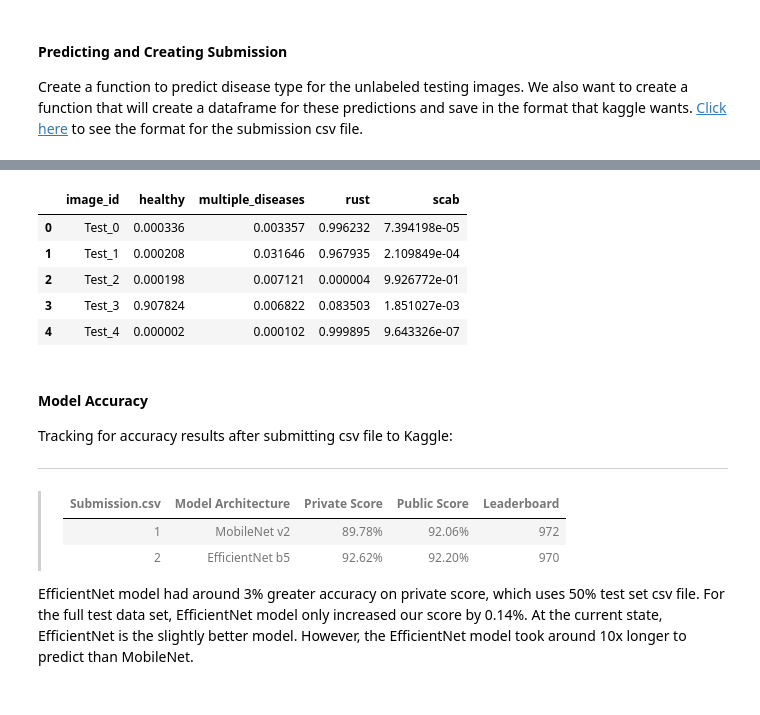
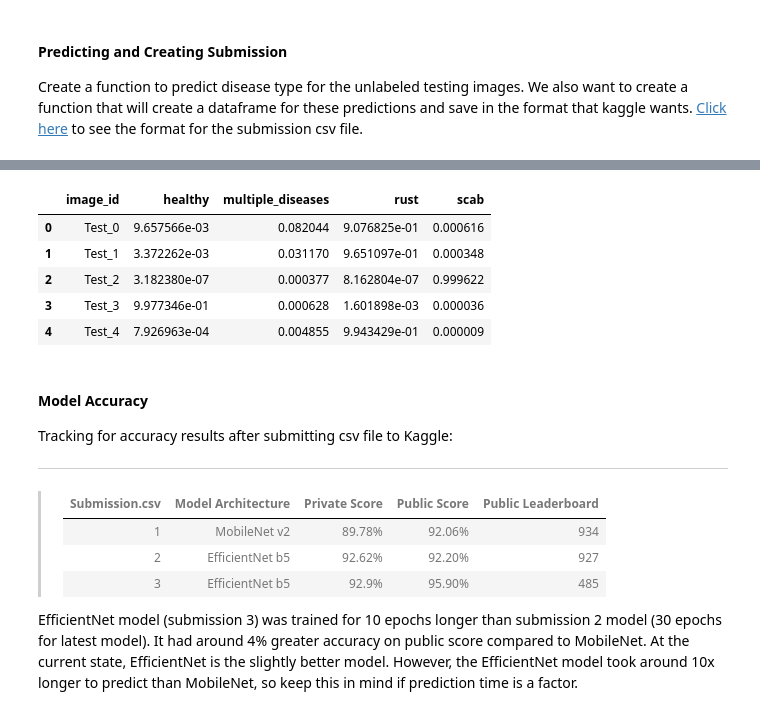
Before and after one commit to dhelms1/plant_pathology, a Jupyter notebook: plant_pathology.ipynb, the cells around one changed output, grey strips where cells are left out. Cells and saved outputs as stored; diff of their text form; code cells hidden in the pictures.

```diff
--- a/plant_pathology.ipynb
+++ b/plant_pathology.ipynb
@@ -504,14 +514,14 @@ Prediction Time: 906.28s
 # %%
 # Create submission csv for model
-submission_df = create_submission(preds, '2')
+submission_df = create_submission(preds, '3')
 submission_df.head()
 # %% [output]
 |  | image_id | healthy | multiple_diseases | rust | scab |
-| 0 | Test_0 | 0.000336 | 0.003357 | 0.996232 | 7.394198e-05 |
-| 1 | Test_1 | 0.000208 | 0.031646 | 0.967935 | 2.109849e-04 |
-| 2 | Test_2 | 0.000198 | 0.007121 | 0.000004 | 9.926772e-01 |
-| 3 | Test_3 | 0.907824 | 0.006822 | 0.083503 | 1.851027e-03 |
-| 4 | Test_4 | 0.000002 | 0.000102 | 0.999895 | 9.643326e-07 |
+| 0 | Test_0 | 9.657566e-03 | 0.082044 | 9.076825e-01 | 0.000616 |
+| 1 | Test_1 | 3.372262e-03 | 0.031170 | 9.651097e-01 | 0.000348 |
+| 2 | Test_2 | 3.182380e-07 | 0.000377 | 8.162804e-07 | 0.999622 |
+| 3 | Test_3 | 9.977346e-01 | 0.000628 | 1.601898e-03 | 0.000036 |
+| 4 | Test_4 | 7.926963e-04 | 0.004855 | 9.943429e-01 | 0.000009 |
 # %% [markdown]
 #### **Model Accuracy**
 
@@ -520,11 +530,12 @@ Tracking for accuracy results after submitting csv file to Kaggle:
 ---
 
 
-> Submission.csv | Model Architecture | Private Score | Public Score | Leaderboard
+> Submission.csv | Model Architecture | Private Score | Public Score | Public Leaderboard
 > --- | --- | --- | --- | ---
-> 1 | MobileNet v2 | 89.78% | 92.06% | 972
-> 2 | EfficientNet b5 | 92.62% | 92.20% | 970
+> 1 | MobileNet v2 | 89.78% | 92.06% | 934
+> 2 | EfficientNet b5 | 92.62% | 92.20% | 927
+> 3 | EfficientNet b5 | 92.9% | 95.90% | 485
 
 
 
-EfficientNet model had around 3% greater accuracy on private score, which uses 50% test set csv file. For the full test data set, EfficientNet model only increased our score by 0.14%. At the current state, EfficientNet is the slightly better model. However, the EfficientNet model took around 10x longer to predict than MobileNet.
+EfficientNet model (submission 3) was trained for 10 epochs longer than submission 2 model (30 epochs for latest model). It had around 4% greater accuracy on public score compared to MobileNet. At the current state, EfficientNet is the slightly better model. However, the EfficientNet model took around 10x longer to predict than MobileNet, so keep this in mind if prediction time is a factor.
```
Also changed, not shown: parts of 9 cells of this notebook.
